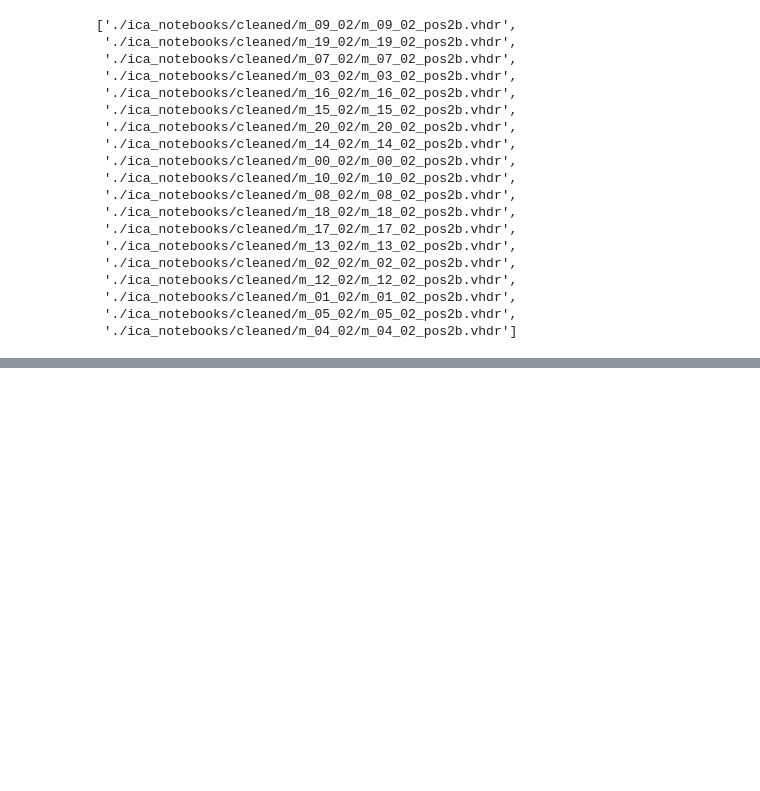
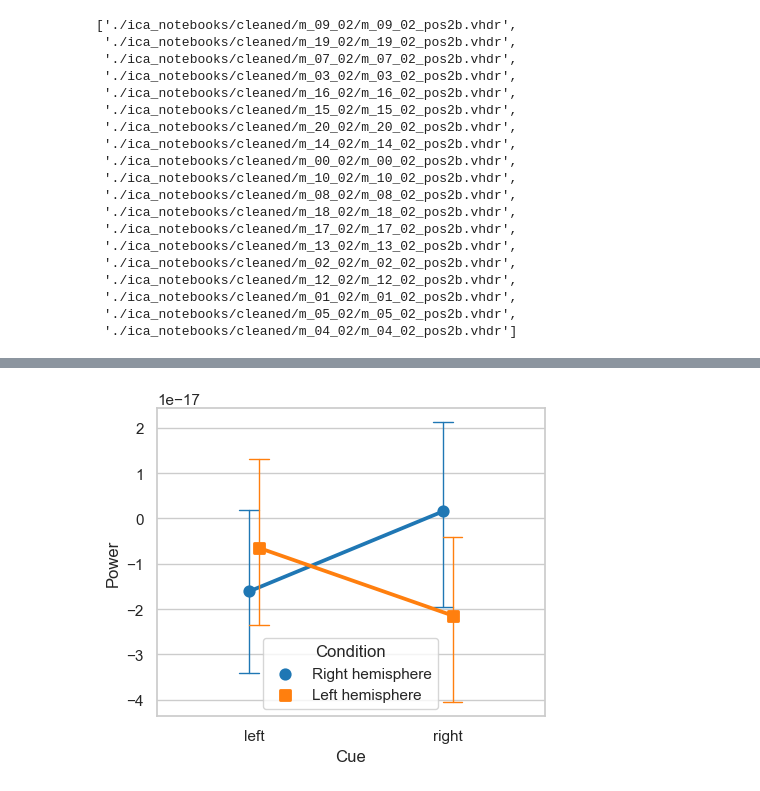
Before and after one commit to locua/time-frequency-analysis, a Jupyter notebook: cluster_stats.ipynb, the cells around one changed output, grey strips where cells are left out. Drawn from its saved outputs; the diff is of its cells as text; code cells hidden in the pictures; blank space fills up the shorter version.

```diff
--- a/cluster_stats.ipynb
+++ b/cluster_stats.ipynb
@@ -1063,0 +1137,9 @@ Name: Power, Length: 948, dtype: float64
+# %%
+baseline_powers = pd.read_csv('./baseline_powers.csv')
+base_ec_powers = baseline_powers[baseline_powers['baseline type']=='baseline_eo']
+base_ec_powers['participant'] = base_ec_powers['participant'].astype(int)
+base_ec_powers['session'] = base_ec_powers['session'].astype(int)
+base_ec_powers = base_ec_powers[base_ec_powers['session']==2]
+base_ec_powers = base_ec_powers.drop(columns=['code', 'baseline', 'baseline type', 'session', 'time'])
+base_ec_powers.rename(columns={'power': 'baseline_power', 'participant':'Participant'}, inplace=True)
+base_ec_powers
@@ -1091,3 +1252,19 @@ plt.show()
+# %%
+df_o = powers_baselines.copy()
+df_o = df_o[df_o['ROI'].isin(['left O, PO and CP', 'right O, PO and CP'])]
+df_o['ROI'] = df_o['ROI'].replace({'left O, PO and CP': 'Left hemisphere', 'right O, PO and CP': 'Right hemisphere'})
+
+# Interaction plot for session_type and task with respect to key_resp.rt
+sns.set(style="whitegrid")
+plt.figure(figsize=(5, 4))
+interaction_plot = sns.pointplot(x='Cue', y='Power', hue='ROI', data=df_o, dodge=True, markers=['o', 's'], capsize=.1, errwidth=1, palette='tab10')
+
+# plt.xlabel('Session / posner task')
+# plt.ylabel('Mean reaction time')
+plt.legend(title='Condition')
+plt.show()
+# %% [output]
+[figure, added]
 # %%
 import scipy.stats as stats
 # %%
```
Also changed, not shown: parts of 24 cells of this notebook, 2 other files.
